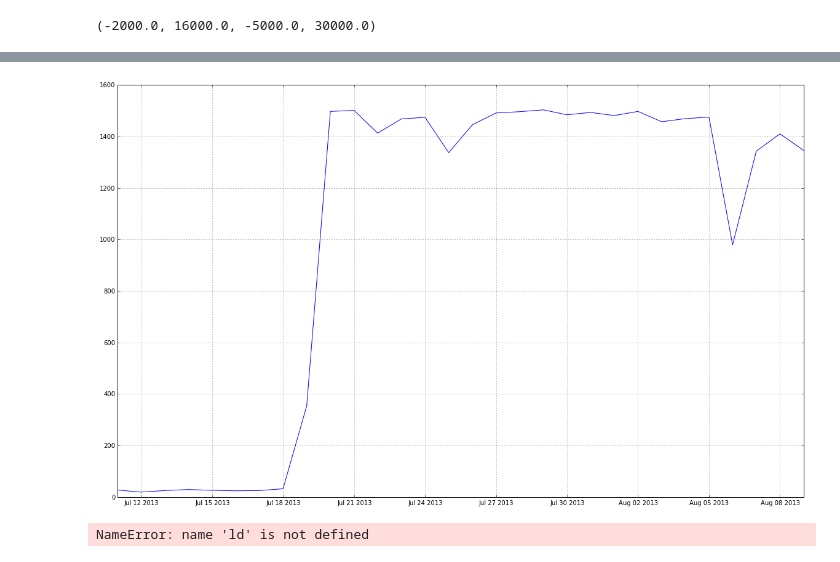
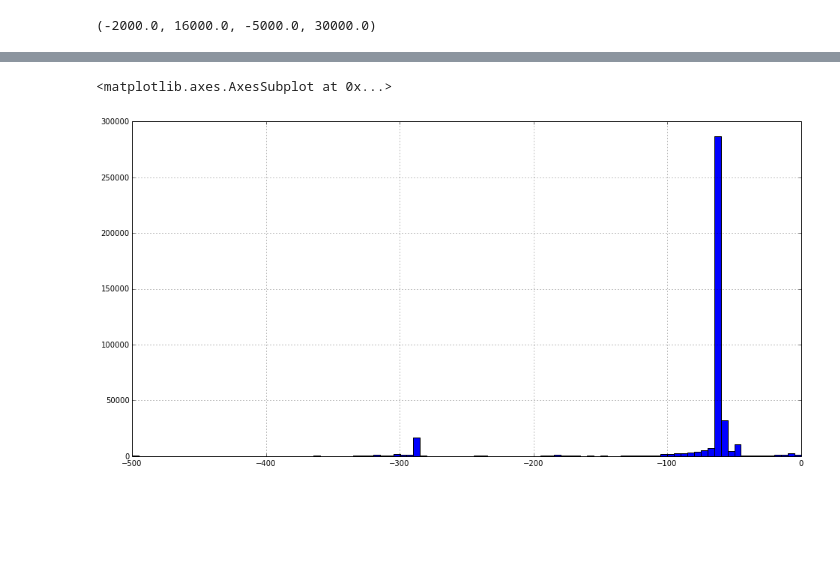
Before and after one commit to tyleha/personal, a Jupyter notebook: latitude.ipynb, the cells around one changed output, grey strips where cells are left out. Drawn from its saved outputs; the diff is of its cells as text; code cells hidden in the pictures; blank space fills up the shorter version.

```diff
--- a/latitude.ipynb
+++ b/latitude.ipynb
@@ -271,8 +234,7 @@ res = dates[dates.map(lambda x: x > datetime.date(2013, 7, 10) and x < datetime.
-# %%
-fig = res.plot(figsize=(20, 12))
-# %% [output]
-[figure, removed]
-# %%
-ld.accuracy.hist()
-# %% [output]
-NameError: name 'ld' is not defined
+# %%
+
+out = ld.timediff[ld.timediff > -500]
+out.hist(bins=100, figsize=(16,8))
+# %% [output]
+<matplotlib.axes.AxesSubplot at 0x...>
+[figure, added]
```
Also changed, not shown: parts of 12 cells of this notebook, 1 other file.
